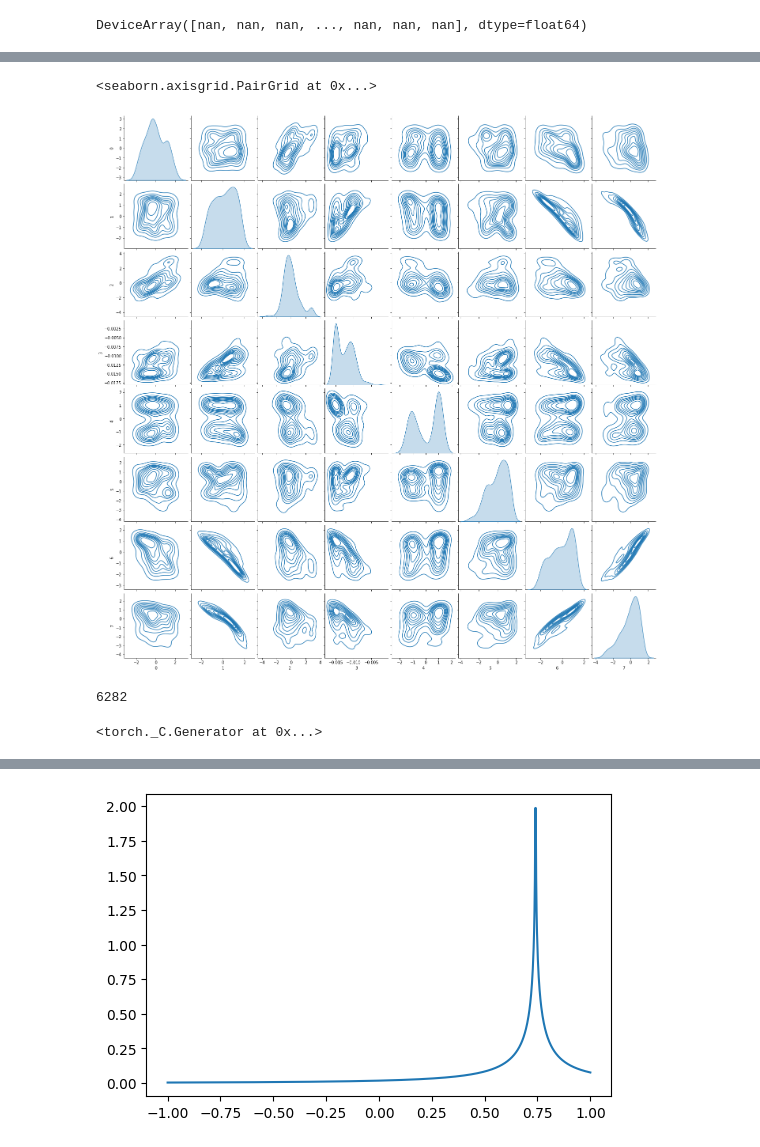
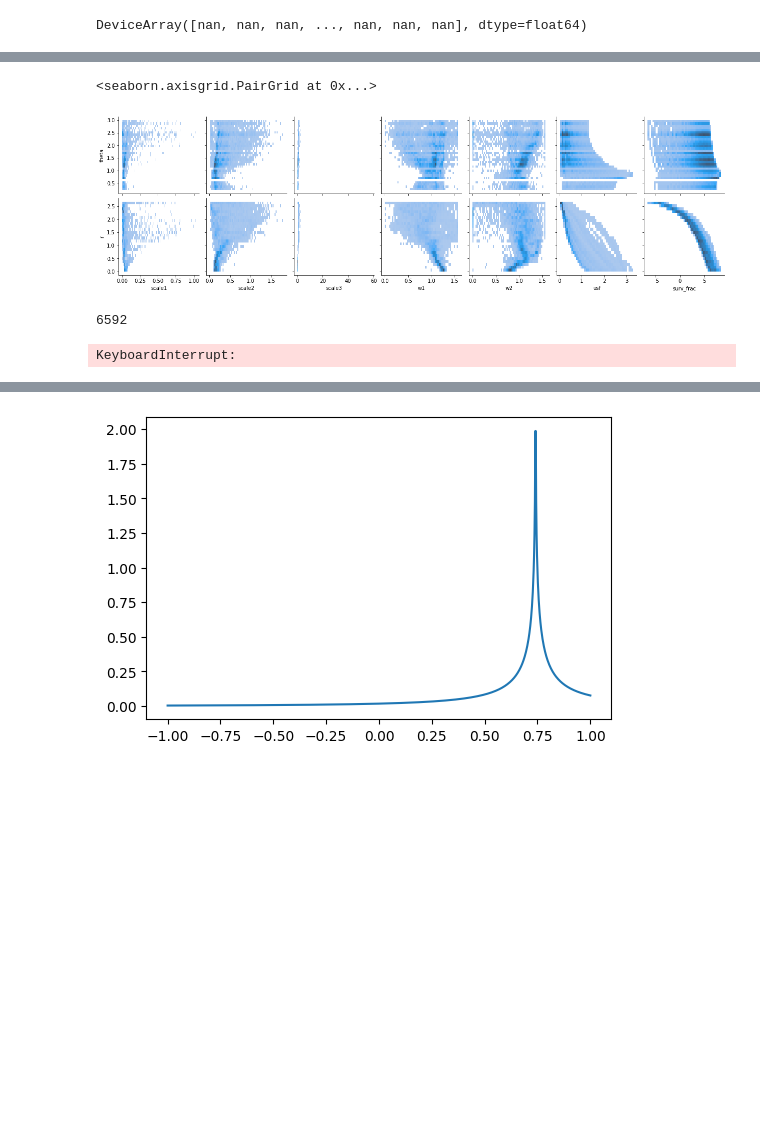
Before and after one commit to pone-software/hyperion, a Jupyter notebook: eval_photon_sims.ipynb, the cells around one changed output, grey strips where cells are left out. Cells and saved outputs as stored; diff of their text form; code cells hidden in the pictures; blank space fills up the shorter version.

```diff
--- a/eval_photon_sims.ipynb
+++ b/eval_photon_sims.ipynb
@@ -143,5 +85,5 @@ sca_len = 100
 c_medium = 0.3 / 1.35
 abs_len = 30
 r = 0.21
-det_ph = pickle.load(open("photon_table_0.pickle", "rb"))
+det_ph = pickle.load(open("photon_table_1.pickle", "rb"))
 #fit_pars = pickle.load(open("photon_fitpars_1.pickle", "rb"))
@@ -200,2 +344,3 @@ for theta, ax in zip(thetas, axs.ravel()):
 # %%
-wrap(obj)(0.5, 0.6, 0.1)
+fit_pars = pickle.load(open("photon_fitpars_0.pickle", "rb"))
+det_ph = pickle.load(open("photon_table_0.pickle", "rb"))
@@ -300,10 +406,13 @@ data = []
 for d in fit_results:
     data.append(list(d["input"]) + list(d["output"]))
 data = np.asarray(np.vstack(data).squeeze(), dtype=np.float32)
+data[:, [2, 3, 4]] = np.sort(data[:, [2, 3, 4]], axis=1)
+data[:, 1] = np.log10(data[:, 1])
+data[:, -1] = np.log10(data[:, -1]*300*1E7)
+data[:, -2] = -np.log10(1-data[:, -2])
+df = pd.DataFrame(data, columns=["theta", "r", "scale1", "scale2", "scale3", "w1", "w2", "usf", "surv_frac"])
 
-data[:, 1] = np.log10(data[:, 1])
-data[:, -1] = np.log10(data[:, -1])
-input_scaler = MeanStdScaler(data[:, :2])
-output_scaler = MeanStdScaler(data[:, 2:])
-data[:, :2] = input_scaler.scale(data[:, :2])
-data[:, 2:] = output_scaler.scale(data[:, 2:])
+#input_scaler = MeanStdScaler(data[:, :2])
+#output_scaler = MeanStdScaler(data[:, 2:], dont_shift=[0, 1, 2, 3, 4, )
+#data[:, :2] = input_scaler.scale(data[:, :2])
+#data[:, 2:] = output_scaler.scale(data[:, 2:])
@@ -349,15 +419,14 @@ tensor([[ 1.7792, -0.0259,  1.8767,  ..., -0.1587, -0.3914,  0.0670],
 # %%
 import pandas as pd
-sns.pairplot(pd.DataFrame(np.asarray(data)), kind="kde")
+sns.pairplot(df,
+             kind="hist", y_vars=["theta", "r"], x_vars = ["scale1", "scale2", "scale3", "w1", "w2", "usf", "surv_frac"])
 # %% [output]
 <seaborn.axisgrid.PairGrid at 0x...>
-[figure, old version]
+[figure, new version]
 # %%
 rstate = np.random.RandomState(0)
 indices = np.arange(len(data))
 rstate.shuffle(indices)
-
-
 data_shuff = data[indices]
 
 split = int(0.5*len(data))
@@ -366,6 +435,8 @@ print(split)
 g = torch.Generator()
 torch.random.manual_seed(31337)
 g.manual_seed(31337)
+
+train_data = torch.tensor(data_shuff[:split])
+test_data = torch.tensor(data_shuff[split:])
 # %% [output]
-6282
+6592
-<torch._C.Generator at 0x...>
@@ -372,27 +558,20 @@ g.manual_seed(31337)
 # %%
-conf = {
-    "epochs": 2000,
-    "batch_size": 200,
-    "lr": 0.005,
-}
-writer = SummaryWriter(f"/tmp/tensorboard/runs/500_300_200_{conf['epochs']}_{conf['batch_size']}_{conf['lr']}")
+for max_neurons in [700, 1500, 1700]:
+    for layer_count in [2, 3, 4, 5]:
+        for epochs in [700, 1000]:
+            for lr in [0.05, 0.01]:
 
+                conf = {
+                    "epochs": epochs,
+                    "batch_size": 500,
+                    "lr": lr,
+                    "dropout": 0.5,
+                    "max_neurons": max_neurons,
+                    "layer_count": layer_count,
+                }
 
+                writer = SummaryWriter(f"/tmp/tensorboard/runs/{conf['layer_count']}_{conf['max_neurons']}_{conf['batch_size']}_{conf['lr']}_{conf['epochs']}")
 
-train_data = torch.tensor(data_shuff[:split])
-test_data = torch.tensor(data_shuff[split:])
-
-train_loader = DataLoader(
-    train_data,
-    batch_size=conf["batch_size"],
-    shuffle=True,
-    #worker_init_fn=seed_worker,
-    generator=g,
-)
-test_loader = DataLoader(
-    test_data,
-    batch_size=conf["batch_size"],
-    shuffle=False,
-    #worker_init_fn=seed_worker,
-    generator=g,
-)
+                net = train_net(conf, train_data, test_data, writer)
+# %% [output]
+KeyboardInterrupt:
```
Also changed, not shown: parts of 46 cells of this notebook, 3 other files.
